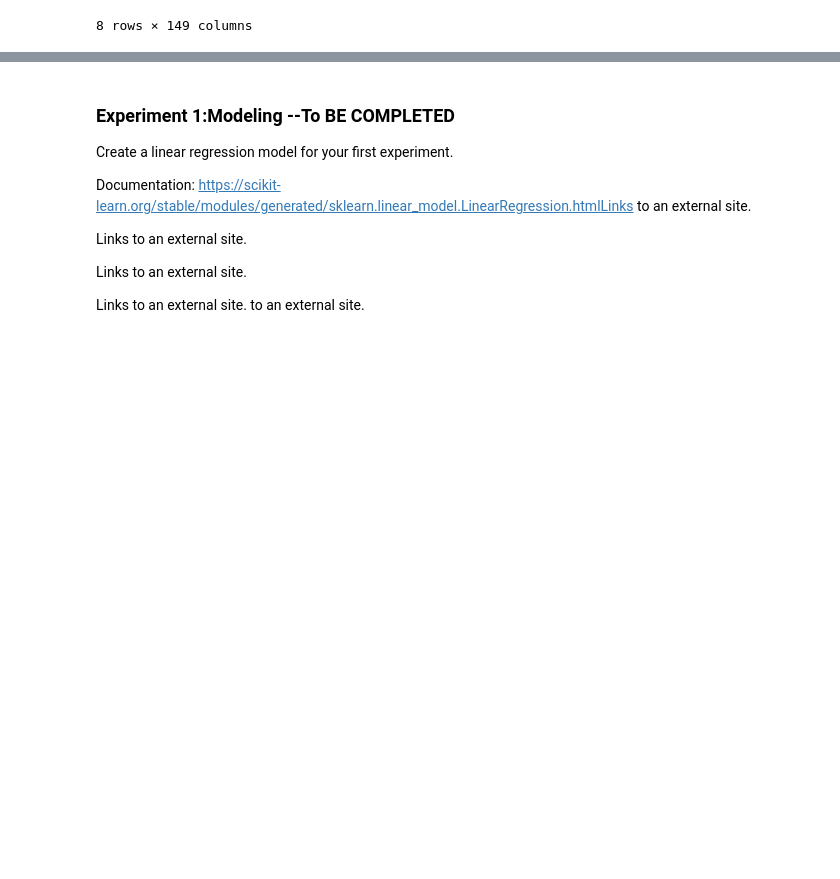
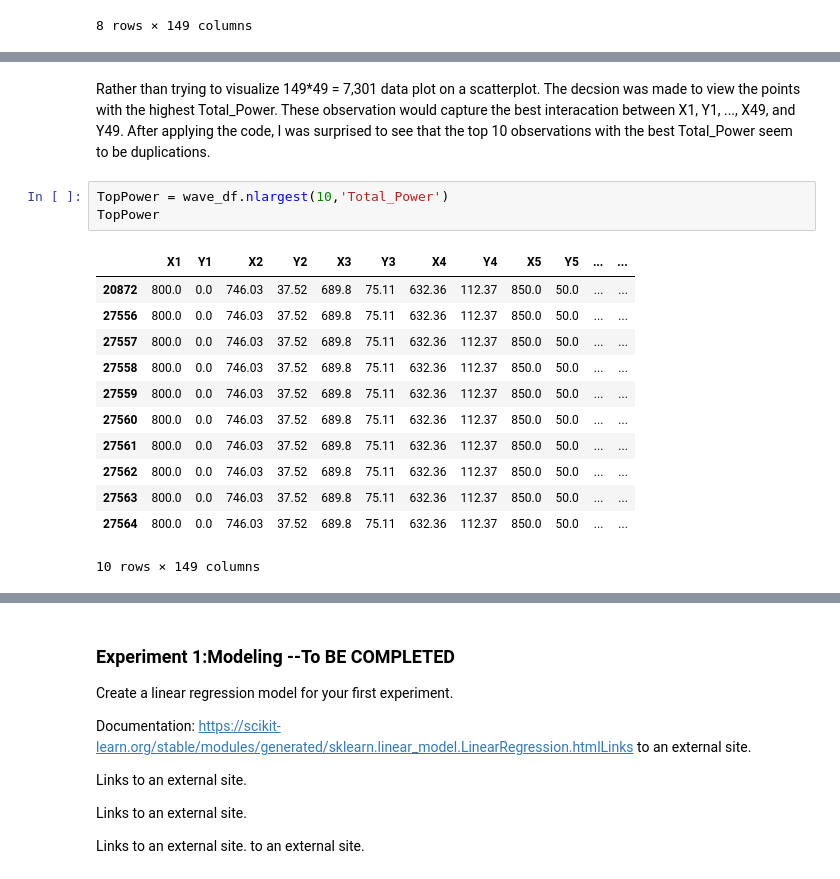
Before and after one commit to pmb-7684/Data_Mining_Project_3, a Jupyter notebook: DM_project3.ipynb, the cells around one changed output, grey strips where cells are left out. Drawn from its saved outputs; the diff is of its cells as text; blank space fills up the shorter version.

```diff
--- a/DM_project3.ipynb
+++ b/DM_project3.ipynb
@@ -114,0 +167,18 @@ wave_df.describe()
+# %% [markdown]
+Rather than trying to visualize 149*49 = 7,301 data plot on a scatterplot.  The decsion was made to view the points with the highest Total_Power.   These observation would capture the best interacation between X1, Y1, ..., X49, and Y49.  After applying the code, I was surprised to see that the top 10 observations with the best Total_Power seem to be duplications.
+# %%
+TopPower = wave_df.nlargest(10,'Total_Power')
+TopPower
+# %% [output]
+|  | X1 | Y1 | X2 | Y2 | X3 | Y3 | X4 | Y4 | X5 | Y5 | ... | ... |
+| 20872 | 800.0 | 0.0 | 746.03 | 37.52 | 689.8 | 75.11 | 632.36 | 112.37 | 850.0 | 50.0 | ... | ... |
+| 27556 | 800.0 | 0.0 | 746.03 | 37.52 | 689.8 | 75.11 | 632.36 | 112.37 | 850.0 | 50.0 | ... | ... |
+| 27557 | 800.0 | 0.0 | 746.03 | 37.52 | 689.8 | 75.11 | 632.36 | 112.37 | 850.0 | 50.0 | ... | ... |
+| 27558 | 800.0 | 0.0 | 746.03 | 37.52 | 689.8 | 75.11 | 632.36 | 112.37 | 850.0 | 50.0 | ... | ... |
+| 27559 | 800.0 | 0.0 | 746.03 | 37.52 | 689.8 | 75.11 | 632.36 | 112.37 | 850.0 | 50.0 | ... | ... |
+| 27560 | 800.0 | 0.0 | 746.03 | 37.52 | 689.8 | 75.11 | 632.36 | 112.37 | 850.0 | 50.0 | ... | ... |
+| 27561 | 800.0 | 0.0 | 746.03 | 37.52 | 689.8 | 75.11 | 632.36 | 112.37 | 850.0 | 50.0 | ... | ... |
+| 27562 | 800.0 | 0.0 | 746.03 | 37.52 | 689.8 | 75.11 | 632.36 | 112.37 | 850.0 | 50.0 | ... | ... |
+| 27563 | 800.0 | 0.0 | 746.03 | 37.52 | 689.8 | 75.11 | 632.36 | 112.37 | 850.0 | 50.0 | ... | ... |
+| 27564 | 800.0 | 0.0 | 746.03 | 37.52 | 689.8 | 75.11 | 632.36 | 112.37 | 850.0 | 50.0 | ... | ... |
+10 rows × 149 columns
```
Also changed, not shown: parts of 32 cells of this notebook.
